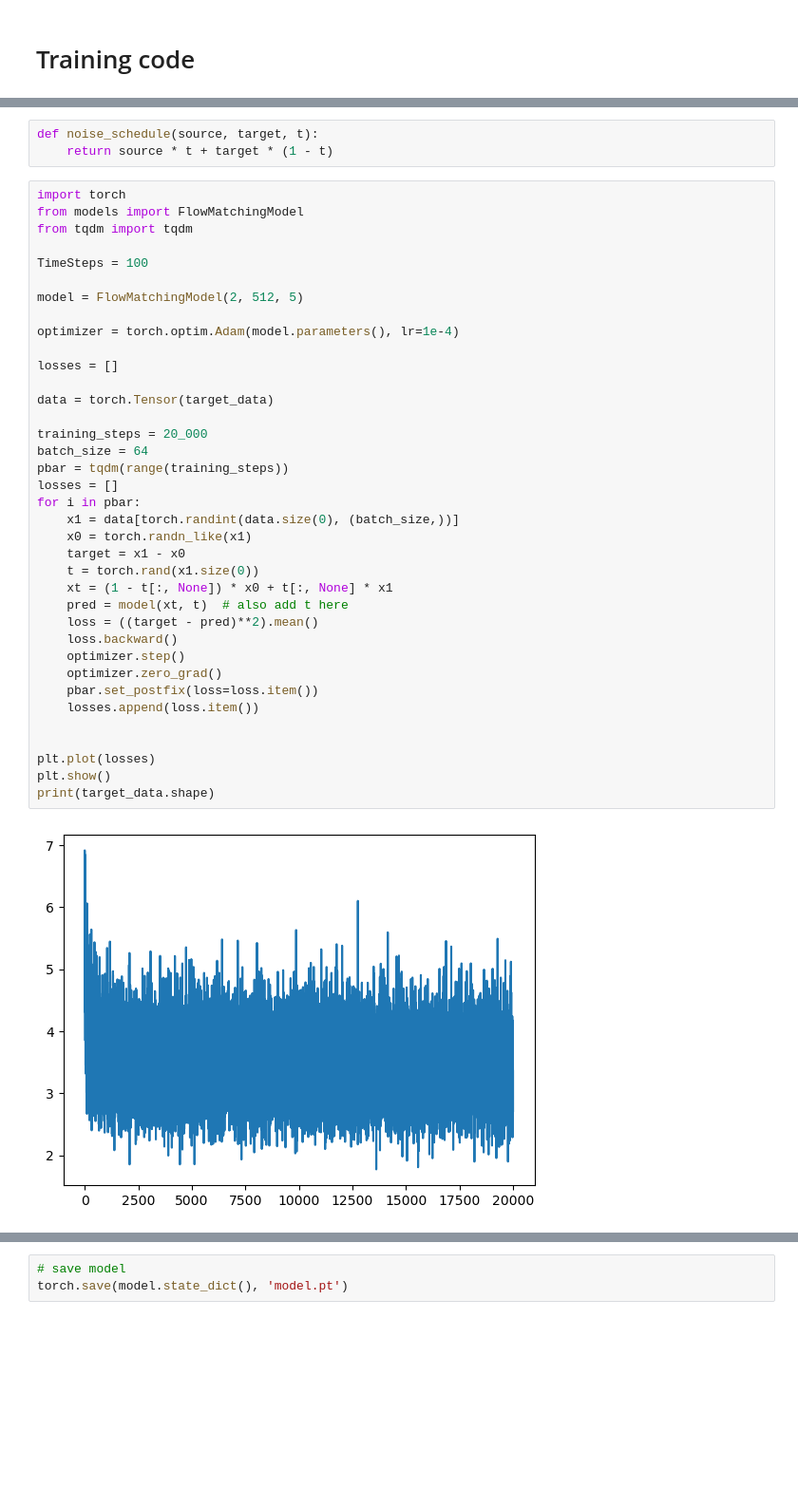
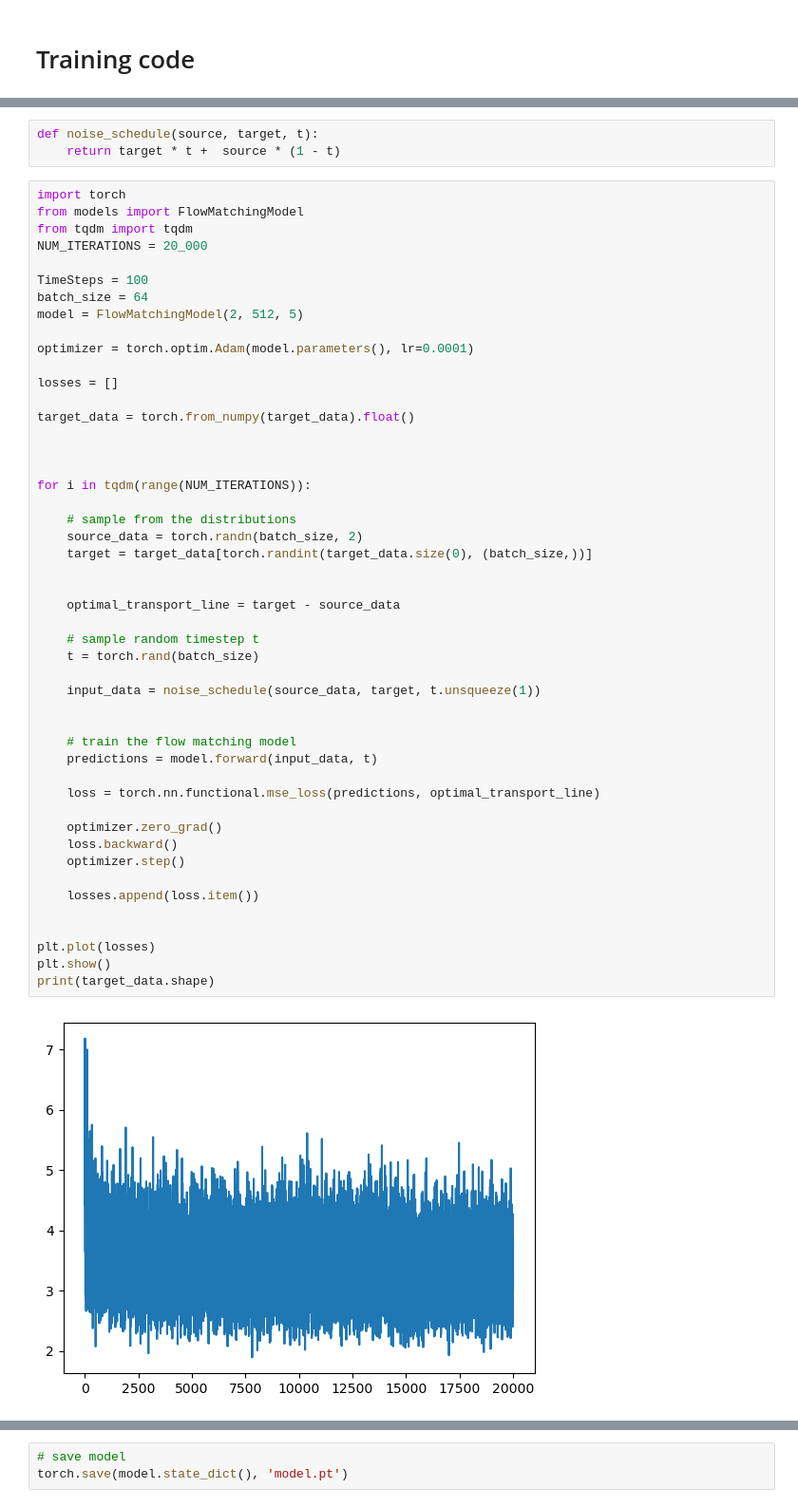
Before and after one commit to Clamepending/FlowMatching-checkerBoard, a Jupyter notebook: flowmatching-experiment.ipynb, the cells around one changed output, grey strips where cells are left out. Shown at 95% size. Cells and saved outputs as stored; diff of their text form; blank space fills up the shorter version.

```diff
--- a/flowmatching-experiment.ipynb
+++ b/flowmatching-experiment.ipynb
@@ -68,42 +68,53 @@ plt.show()
 # %%
 def noise_schedule(source, target, t):
-    return source * t + target * (1 - t)
+    return target * t +  source * (1 - t)
 # %%
 import torch
 from models import FlowMatchingModel
 from tqdm import tqdm
+NUM_ITERATIONS = 20_000
 
 TimeSteps = 100
-
+batch_size = 64
 model = FlowMatchingModel(2, 512, 5)
 
-optimizer = torch.optim.Adam(model.parameters(), lr=1e-4)
+optimizer = torch.optim.Adam(model.parameters(), lr=0.0001)
 
 losses = []
 
-data = torch.Tensor(target_data)
+target_data = torch.from_numpy(target_data).float()
 
-training_steps = 20_000
-batch_size = 64
-pbar = tqdm(range(training_steps))
-losses = []
-for i in pbar:
-    x1 = data[torch.randint(data.size(0), (batch_size,))]
-    x0 = torch.randn_like(x1)
-    target = x1 - x0
-    t = torch.rand(x1.size(0))
-    xt = (1 - t[:, None]) * x0 + t[:, None] * x1
-    pred = model(xt, t)  # also add t here
-    loss = ((target - pred)**2).mean()
+
+
+for i in tqdm(range(NUM_ITERATIONS)):
+
+    # sample from the distributions
+    source_data = torch.randn(batch_size, 2)
+    target = target_data[torch.randint(target_data.size(0), (batch_size,))]
+
+
+    optimal_transport_line = target - source_data
+
+    # sample random timestep t
+    t = torch.rand(batch_size)
+
+    input_data = noise_schedule(source_data, target, t.unsqueeze(1))
+
+
+    # train the flow matching model
+    predictions = model.forward(input_data, t)
+
+    loss = torch.nn.functional.mse_loss(predictions, optimal_transport_line)
+
+    optimizer.zero_grad()
     loss.backward()
     optimizer.step()
-    optimizer.zero_grad()
-    pbar.set_postfix(loss=loss.item())
+
     losses.append(loss.item())
 
 
 plt.plot(losses)
 plt.show()
 print(target_data.shape)
 # %% [output]
-[figure, old version]
+[figure, new version]
```
Also changed, not shown: parts of 6 cells of this notebook, 14 other files.
